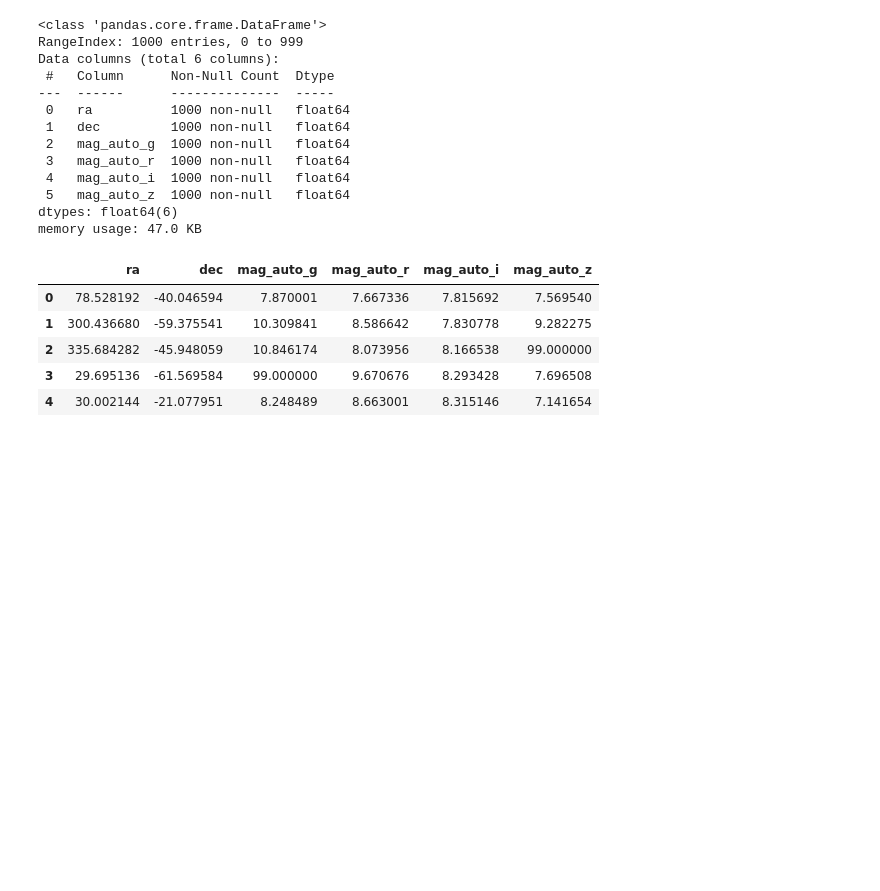
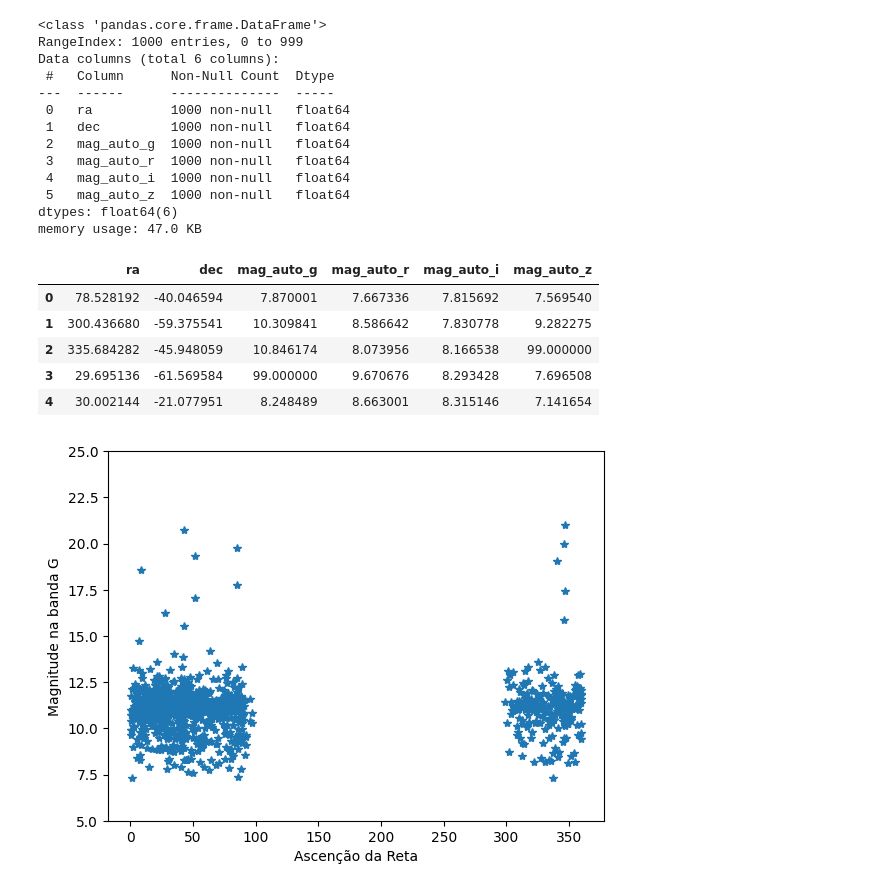
Before and after one commit to mayraesilva/12-Python-Code-Challenges-for-Beginners-by-Codecademy, a Jupyter notebook: Data_Exploration.ipynb, the cells around one changed output. Drawn from its saved outputs; the diff is of its cells as text; code cells hidden in the pictures; blank space fills up the shorter version.

```diff
--- a/Data_Exploration.ipynb
+++ b/Data_Exploration.ipynb
@@ -31,3 +31,11 @@ database.head()
 | 2 | 335.684282 | -45.948059 | 10.846174 | 8.073956 | 8.166538 | 99.000000 |
 | 3 | 29.695136 | -61.569584 | 99.000000 | 9.670676 | 8.293428 | 7.696508 |
 | 4 | 30.002144 | -21.077951 | 8.248489 | 8.663001 | 8.315146 | 7.141654 |
+# %%
+plt.plot(database['ra'],database['mag_auto_g'],'*')
+plt.ylim(5,25)
+plt.xlabel('Ascenção da Reta')
+plt.ylabel('Magnitude na banda G')
+plt.show()
+# %% [output]
+[figure, added]
```
